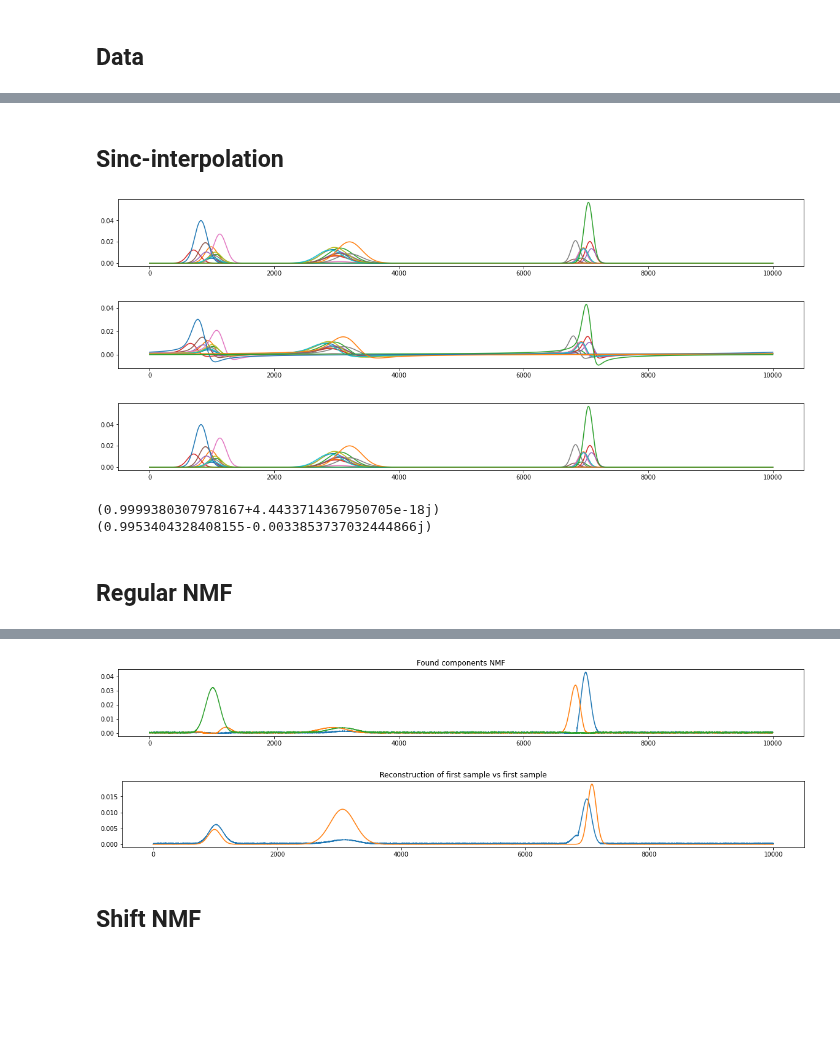
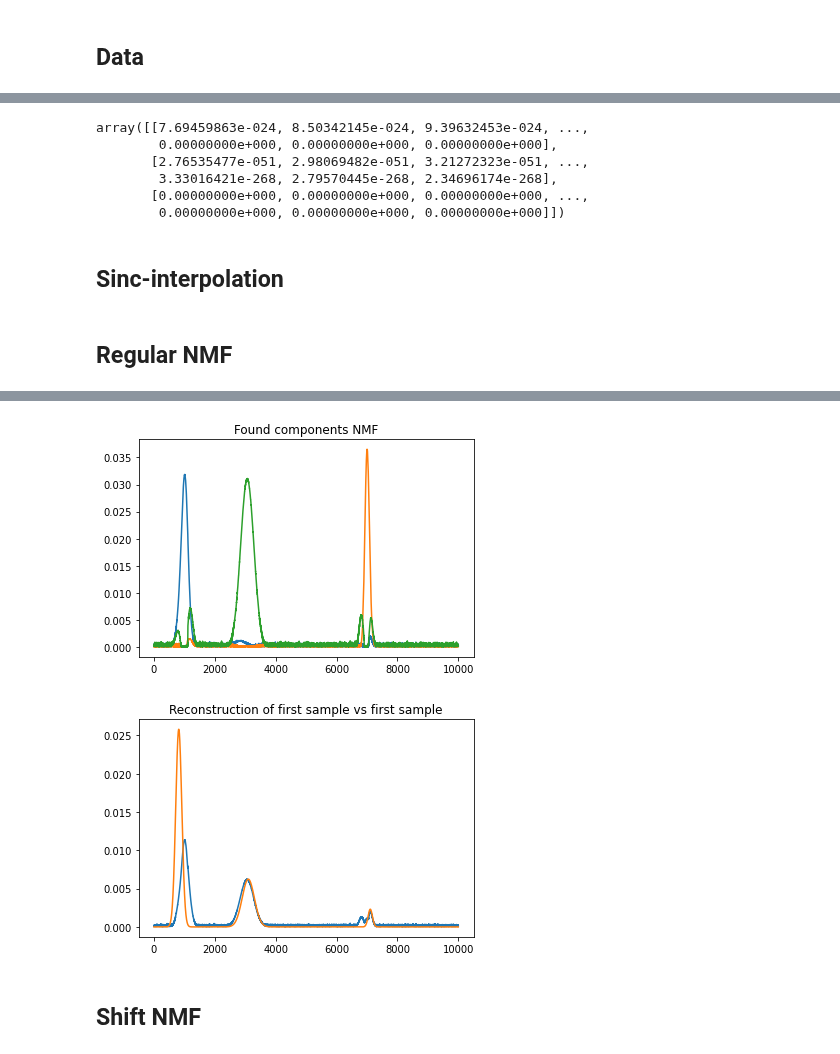
Before and after one commit to AlexanderVoldby/02466Fagprojekt2023, a Jupyter notebook: test_with_shift.ipynb, the cells around one changed output, grey strips where cells are left out. Saved outputs shown, nothing was run; the diff lists cells and outputs as text; code cells hidden in the pictures; blank space fills up the shorter version.

```diff
--- a/test_with_shift.ipynb
+++ b/test_with_shift.ipynb
@@ -20,7 +20,7 @@ t0 = 10    # The half-time interval we look at
 t = np.arange(-t0, t0, 1/Fs)  # the time samples
 f = np.arange(-Fs/2, Fs/2, Fs/len(t))  # the corresponding frequency samples
 
-shift = 300
+shift = 200
 
 def gauss(mu, s, time):
     return 1/(s*np.sqrt(2*np.pi))*np.exp(-1/2*((time-mu)/s)**2)
@@ -103,44 +103,46 @@ Tau Norm:  823.4045178404111
+# %%
+H
+# %% [output]
+array([[7.69459863e-024, 8.50342145e-024, 9.39632453e-024, ...,
+        0.00000000e+000, 0.00000000e+000, 0.00000000e+000],
+       [2.76535477e-051, 2.98069482e-051, 3.21272323e-051, ...,
+        3.33016421e-268, 2.79570445e-268, 2.34696174e-268],
+       [0.00000000e+000, 0.00000000e+000, 0.00000000e+000, ...,
+        0.00000000e+000, 0.00000000e+000, 0.00000000e+000]])
 # %% [markdown]
 ## Sinc-interpolation
 # %%
-tau_0 = np.round(np.random.randn(N, d)*100)
-tau_half = tau_0 + 0.2
-tau_1 = tau_0 + 1
+# tau_0 = np.round(np.random.randn(N, d)*100)
+# tau_half = tau_0 + 0.2
+# tau_1 = tau_0 + 1
 
-N, M, d = 10, 10000, 3
+# N, M, d = 10, 10000, 3
 
-W_sinc = np.random.dirichlet(np.ones(d), N)
-W_sinc = np.append(W_sinc, [[1,0,0]], axis=0)
-W_sinc = np.append(W_sinc, [[0,1,0]], axis=0)
-W_sinc = np.append(W_sinc, [[0,0,1]], axis=0)
-N += 3
-H = np.array([gauss(m, s, t) for m, s in list(zip(mean, std))])
+# W_sinc = np.random.dirichlet(np.ones(d), N)
+# W_sinc = np.append(W_sinc, [[1,0,0]], axis=0)
+# W_sinc = np.append(W_sinc, [[0,1,0]], axis=0)
+# W_sinc = np.append(W_sinc, [[0,0,1]], axis=0)
+# N += 3
+# H = np.array([gauss(m, s, t) for m, s in list(zip(mean, std))])
 
-X_0 = shift_dataset(W_sinc, H, tau_0)
-X_half = shift_dataset(W_sinc, H, tau_half)
-X_1 = shift_dataset(W_sinc, H, tau_1)
+# X_0 = shift_dataset(W_sinc, H, tau_0)
+# X_half = shift_dataset(W_sinc, H, tau_half)
+# X_1 = shift_dataset(W_sinc, H, tau_1)
 
-plt.plot(X_0.T)
-plt.show()
-plt.plot(X_half.T)
-plt.show()
-plt.plot(X_1.T)
-plt.show()
+# plt.plot(X_0.T)
+# plt.show()
+# plt.plot(X_half.T)
+# plt.show()
+# plt.plot(X_1.T)
+# plt.show()
-# %% [output]
-[figure, removed]
-[figure, removed]
-[figure, removed]
 # %%
-print(explained_variance(X_0, X_1))
-print(explained_variance(X_half, X_1))
+# print(explained_variance(X_0, X_1))
+# print(explained_variance(X_half, X_1))
-# %% [output]
-(0.9999380307978167+4.4433714367950705e-18j)
-(0.9953404328408155-0.0033853737032444866j)
 # %% [markdown]
 ## Regular NMF
 # %%
 
-nmf = NMF(X, 3, lr=0.01, factor=0.9, alpha=1e-6)
+nmf = NMF(X, 3, lr=0.3, factor=0.9, alpha=1e-6)
 W_reg, H_reg = nmf.fit(verbose=True)
 recon_reg = np.matmul(W_reg, H_reg)
 
@@ -158,5 +160,5 @@ epoch: 1989, Loss: 0.20413811432977583
-[figure, old version]
+[figure, new version]
-[figure, old version]
+[figure, new version]
 # %% [markdown]
 ## Shift NMF
 # %%
```
Also changed, not shown: parts of 21 cells of this notebook.
